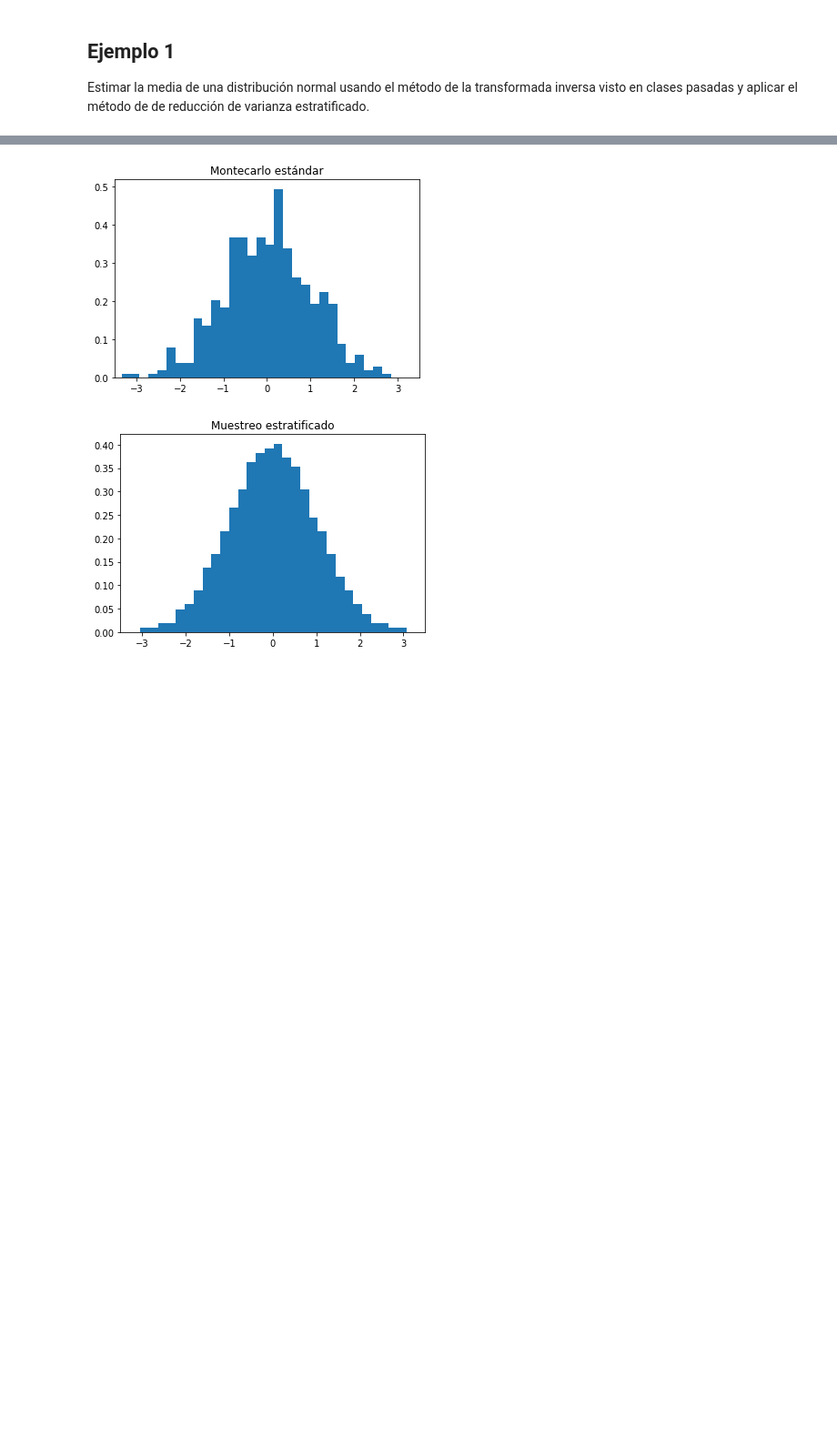
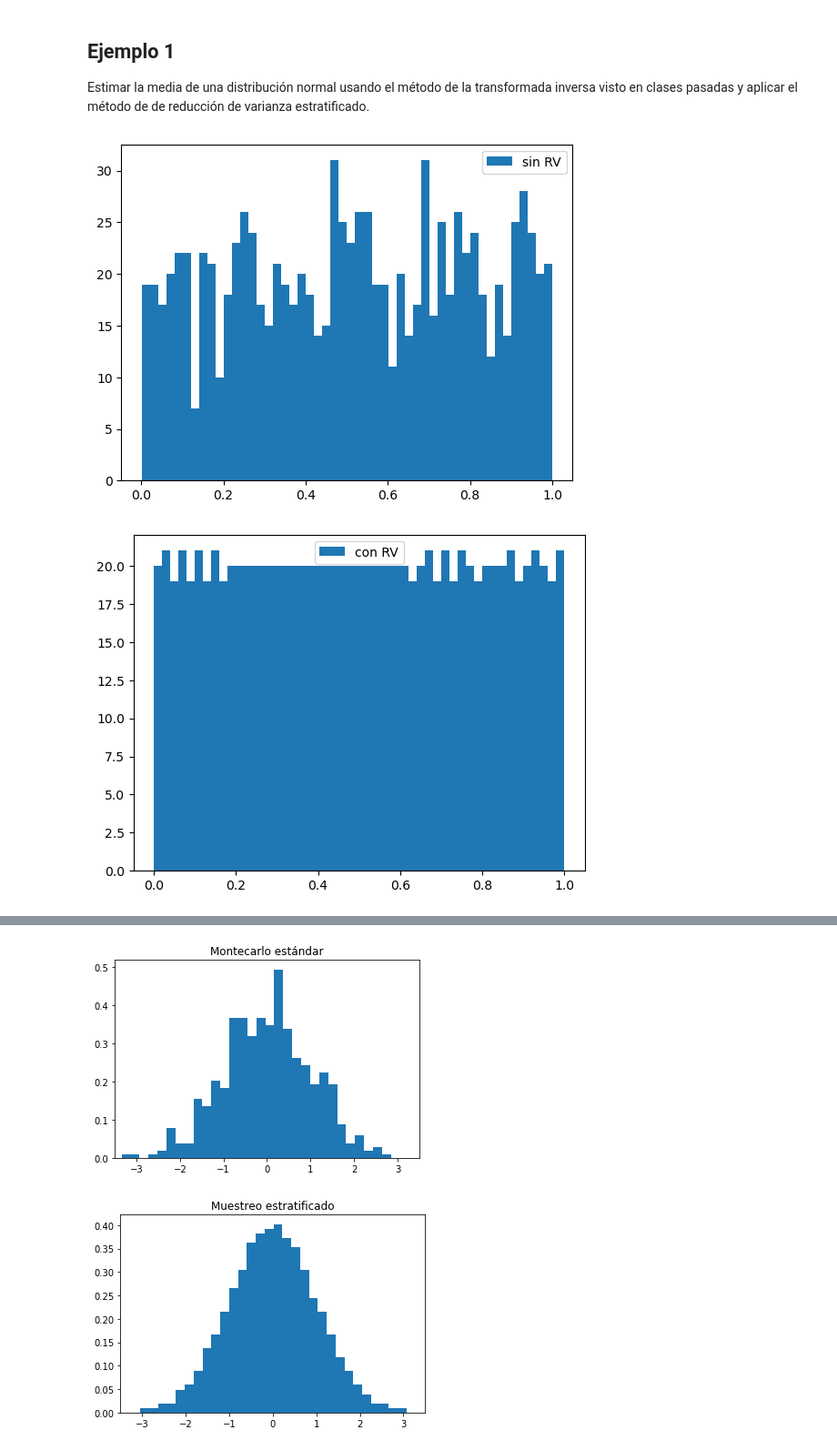
Before and after one commit to adrianhb01/SPF-2023-I, a Jupyter notebook: TEMA-2/Clase13_MetodosDeReduccionDeVarianza.ipynb, the cells around one changed output, grey strips where cells are left out. Shown: that part at 91% size. Saved outputs shown, nothing was run; the diff lists cells and outputs as text; code cells hidden in the pictures; blank space fills up the shorter version.

```diff
--- a/TEMA-2/Clase13_MetodosDeReduccionDeVarianza.ipynb
+++ b/TEMA-2/Clase13_MetodosDeReduccionDeVarianza.ipynb
@@ -177,3 +205,19 @@ Realizando varias manipulaciones algebraicas se llega a que
 ## Ejemplo 1
 
 Estimar la media de una distribución normal usando el método de la transformada inversa visto en clases pasadas y aplicar el método de de reducción de varianza estratificado.
+# %%
+B = 1000
+Bi = np.arange(0, B)
+Ui = np.random.uniform(0, 1, B)
+Ui_estra = (Ui + Bi) / B
+
+plt.hist(Ui, bins=50, label='sin RV')
+plt.legend()
+plt.show()
+
+plt.hist(Ui_estra, bins=50, label='con RV')
+plt.legend()
+plt.show()
+# %% [output]
+[figure, added]
+[figure, added]
```
Also changed, not shown: parts of 16 cells of this notebook, 3 other files.
